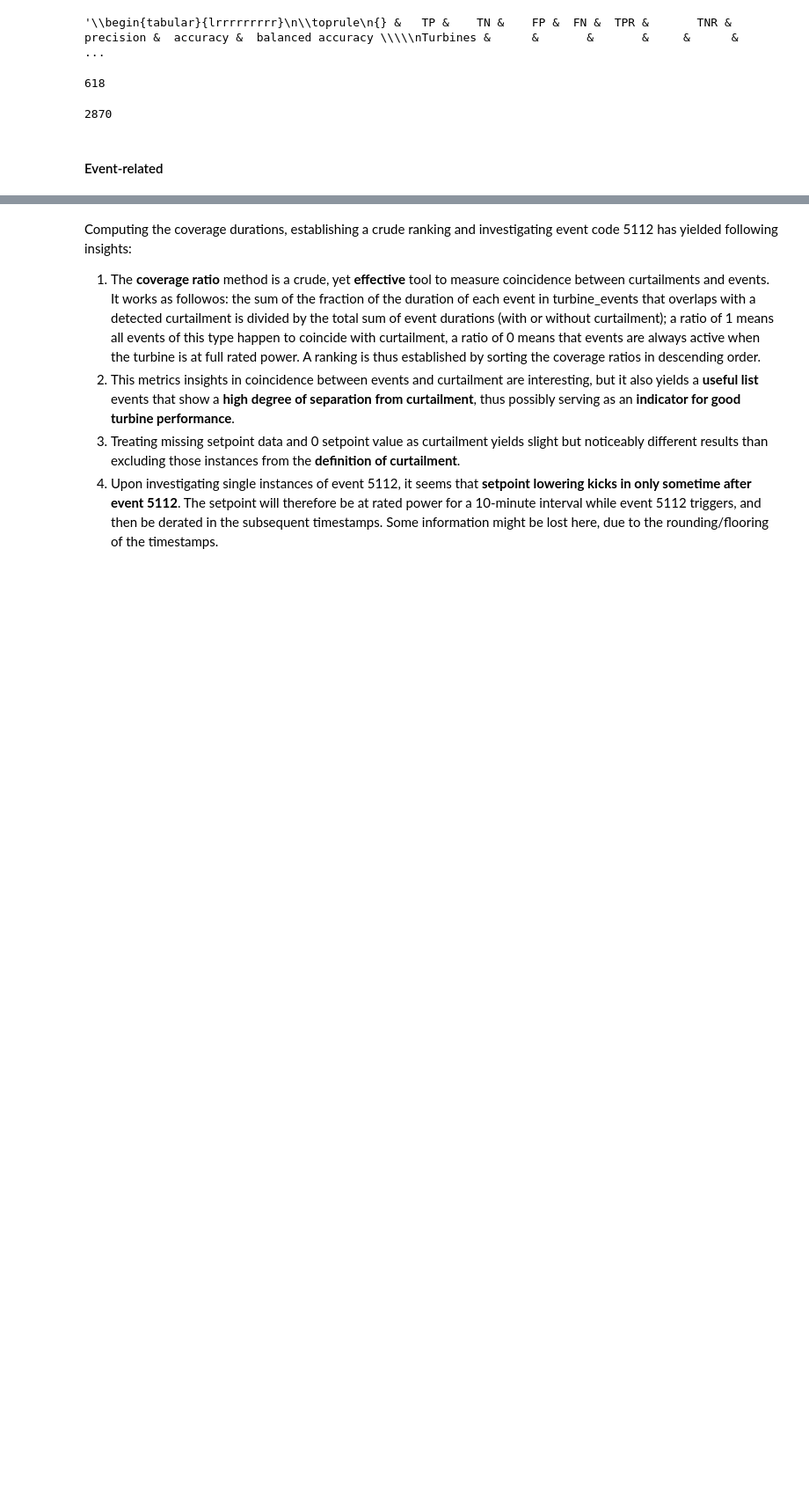
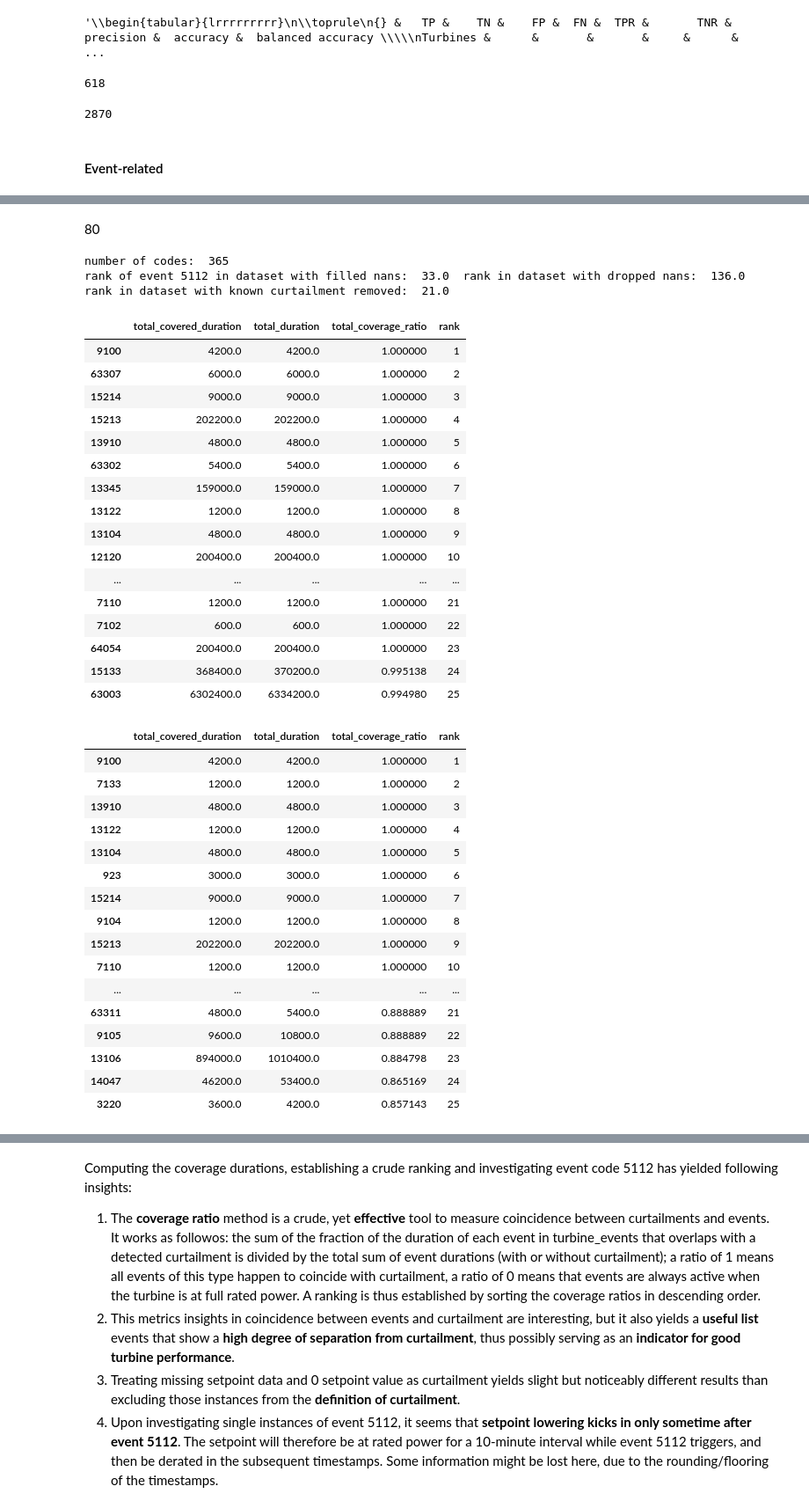
Before and after one commit to MatthaeusHilpold/PyTailment, a Jupyter notebook: GDT_2021.ipynb, the cells around one changed output, grey strips where cells are left out. Shown at 88% size. Saved outputs shown, nothing was run; the diff lists cells and outputs as text; code cells hidden in the pictures; blank space fills up the shorter version.

```diff
--- a/GDT_2021.ipynb
+++ b/GDT_2021.ipynb
@@ -1515,17 +1562,60 @@ stats_no_curtailment = compute_duration_coverage(with_zeroes, turbine_events, fi
+# %%
+stats_no_curtailment_without_zeroes_not_filled = compute_duration_coverage(without_zeroes, turbine_events, filter_known_curtailment=True)
+# %% [output]
+80
 # %%
 ranking_zero = stats_zeroes.sort_values(by=['total_coverage_ratio'], ascending=False)
 ranking_non_zero = stats_no_zeroes.sort_values(by=['total_coverage_ratio'], ascending=False)
 ranking_non_curtailed = stats_no_curtailment.sort_values(by=['total_coverage_ratio'], ascending=False)
+ranking_non_curtailed_without_zeroes = stats_no_curtailment_without_zeroes_not_filled.sort_values(by=['total_coverage_ratio'], ascending=False)
 
 ranking_zero['rank'] = range(1, len(ranking_zero)+1)
 ranking_non_zero['rank'] = range(1, len(ranking_non_zero)+1)
 ranking_non_curtailed['rank'] = range(1, len(ranking_non_curtailed)+1)
+ranking_non_curtailed_without_zeroes['rank'] = range(1, len(ranking_non_curtailed_without_zeroes)+1)
 
 print("number of codes: ", len(ranking_non_zero))
 print("rank of event 5112 in dataset with filled nans: ", ranking_zero.loc[5112]['rank'],
       " rank in dataset with dropped nans: ", ranking_non_zero.loc[5112]['rank'],
       " rank in dataset with known curtailment removed: ", ranking_non_curtailed.loc[5112]['rank'])
 
 display(ranking_zero.head(25))
 display(ranking_non_zero.head(25))
 display(ranking_non_curtailed.head(25))
+# %% [output]
+number of codes:  365
+rank of event 5112 in dataset with filled nans:  33.0  rank in dataset with dropped nans:  136.0  rank in dataset with known curtailment removed:  21.0
+|  | total_covered_duration | total_duration | total_coverage_ratio | rank |
+| 9100 | 4200.0 | 4200.0 | 1.000000 | 1 |
+| 63307 | 6000.0 | 6000.0 | 1.000000 | 2 |
+| 15214 | 9000.0 | 9000.0 | 1.000000 | 3 |
+| 15213 | 202200.0 | 202200.0 | 1.000000 | 4 |
+| 13910 | 4800.0 | 4800.0 | 1.000000 | 5 |
+| 63302 | 5400.0 | 5400.0 | 1.000000 | 6 |
+| 13345 | 159000.0 | 159000.0 | 1.000000 | 7 |
+| 13122 | 1200.0 | 1200.0 | 1.000000 | 8 |
+| 13104 | 4800.0 | 4800.0 | 1.000000 | 9 |
+| 12120 | 200400.0 | 200400.0 | 1.000000 | 10 |
+| ... | ... | ... | ... | ... |
+| 7110 | 1200.0 | 1200.0 | 1.000000 | 21 |
+| 7102 | 600.0 | 600.0 | 1.000000 | 22 |
+| 64054 | 200400.0 | 200400.0 | 1.000000 | 23 |
+| 15133 | 368400.0 | 370200.0 | 0.995138 | 24 |
+| 63003 | 6302400.0 | 6334200.0 | 0.994980 | 25 |
+|  | total_covered_duration | total_duration | total_coverage_ratio | rank |
+| 9100 | 4200.0 | 4200.0 | 1.000000 | 1 |
+| 7133 | 1200.0 | 1200.0 | 1.000000 | 2 |
+| 13910 | 4800.0 | 4800.0 | 1.000000 | 3 |
+| 13122 | 1200.0 | 1200.0 | 1.000000 | 4 |
+| 13104 | 4800.0 | 4800.0 | 1.000000 | 5 |
+| 923 | 3000.0 | 3000.0 | 1.000000 | 6 |
+| 15214 | 9000.0 | 9000.0 | 1.000000 | 7 |
+| 9104 | 1200.0 | 1200.0 | 1.000000 | 8 |
+| 15213 | 202200.0 | 202200.0 | 1.000000 | 9 |
+| 7110 | 1200.0 | 1200.0 | 1.000000 | 10 |
+| ... | ... | ... | ... | ... |
+| 63311 | 4800.0 | 5400.0 | 0.888889 | 21 |
+| 9105 | 9600.0 | 10800.0 | 0.888889 | 22 |
+| 13106 | 894000.0 | 1010400.0 | 0.884798 | 23 |
+| 14047 | 46200.0 | 53400.0 | 0.865169 | 24 |
+| 3220 | 3600.0 | 4200.0 | 0.857143 | 25 |
```
Also changed, not shown: parts of 43 cells of this notebook, 3 other files.
